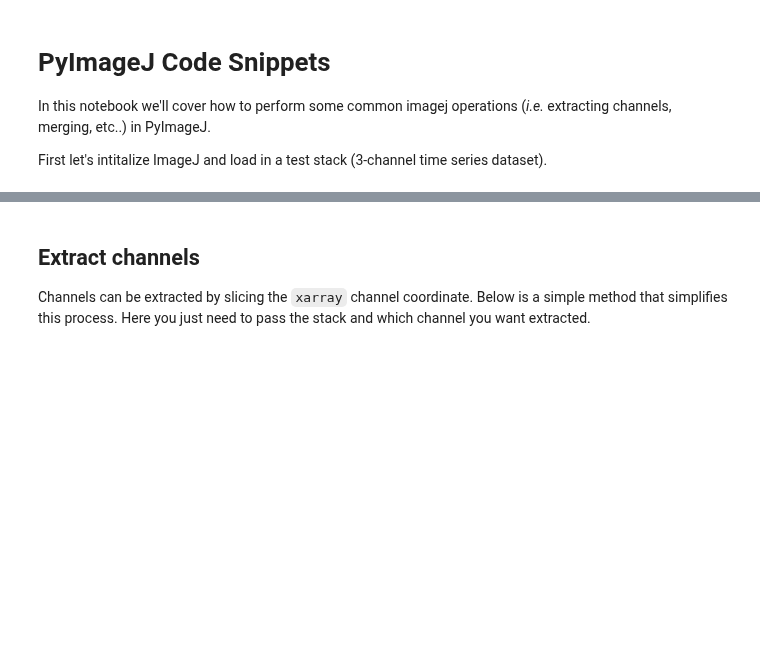
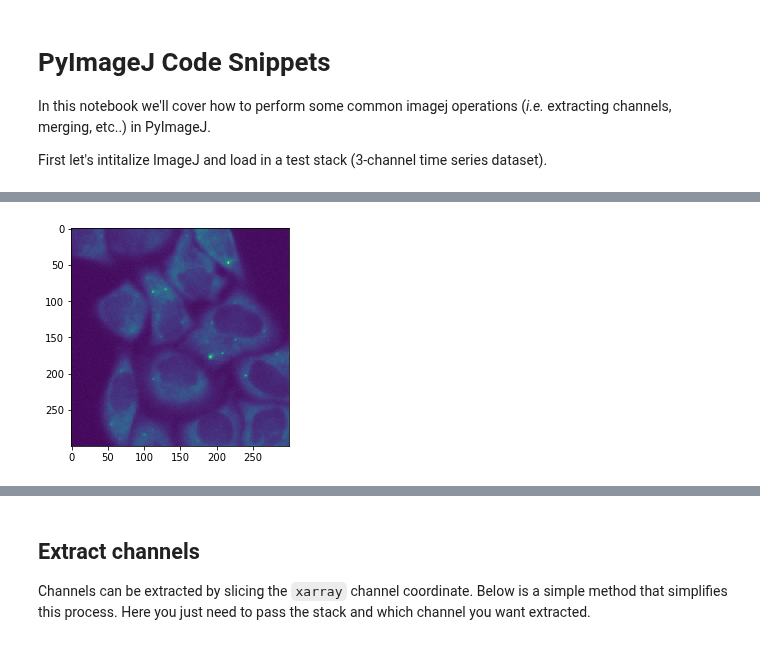
Before and after one commit to imagej/pyimagej, a Jupyter notebook: doc/PyImageJ-Code-Snippets.ipynb, the cells around one changed output, grey strips where cells are left out. Saved outputs shown, nothing was run; the diff lists cells and outputs as text; code cells hidden in the pictures; blank space fills up the shorter version.

```diff
--- a/doc/PyImageJ-Code-Snippets.ipynb
+++ b/doc/PyImageJ-Code-Snippets.ipynb
@@ -19,0 +51,6 @@ img = ij.io().open(path)
+# %%
+# open image from local disk
+img_ski_local = io.imread('sample-data/test_still.tif')
+ij.py.show(img_ski_local)
+# %% [output]
+[figure, added]
```
Also changed, not shown: parts of 32 cells of this notebook.
